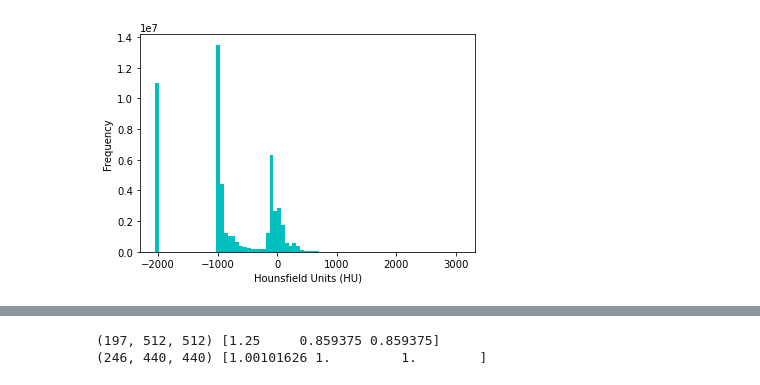
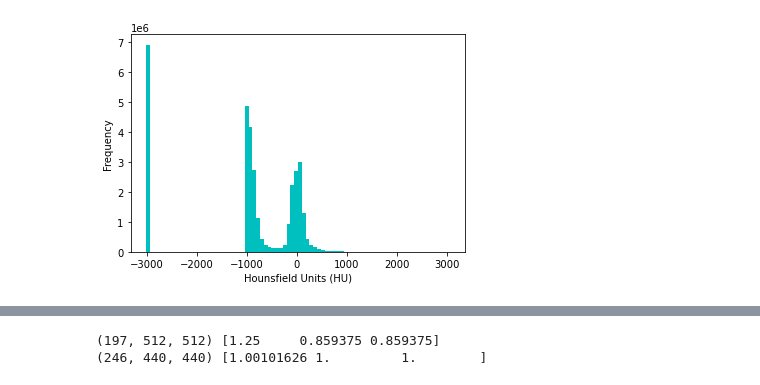
Before and after one commit to Jakaria08/RADDI-514-Project, a Jupyter notebook: Project_Code_RADDI_514.ipynb, the cells around one changed output, grey strips where cells are left out. Saved outputs shown, nothing was run; the diff lists cells and outputs as text; code cells hidden in the pictures.

```diff
--- a/Project_Code_RADDI_514.ipynb
+++ b/Project_Code_RADDI_514.ipynb
@@ -40,11 +42,11 @@ file_list=glob(luna_subset_path+"*.mhd")
 # %%
 from matplotlib import pyplot as plt
 
-img, origin, spacing = load_itk(file_list[10])
+img, origin, spacing = load_itk(file_list[0])
 first_patient_pixels = img
 plt.hist(first_patient_pixels.flatten(), bins=80, color='c')
 plt.xlabel("Hounsfield Units (HU)")
 plt.ylabel("Frequency")
 plt.show()
 # %% [output]
-[figure, old version]
+[figure, new version]
```
Also changed, not shown: parts of 42 cells of this notebook.
